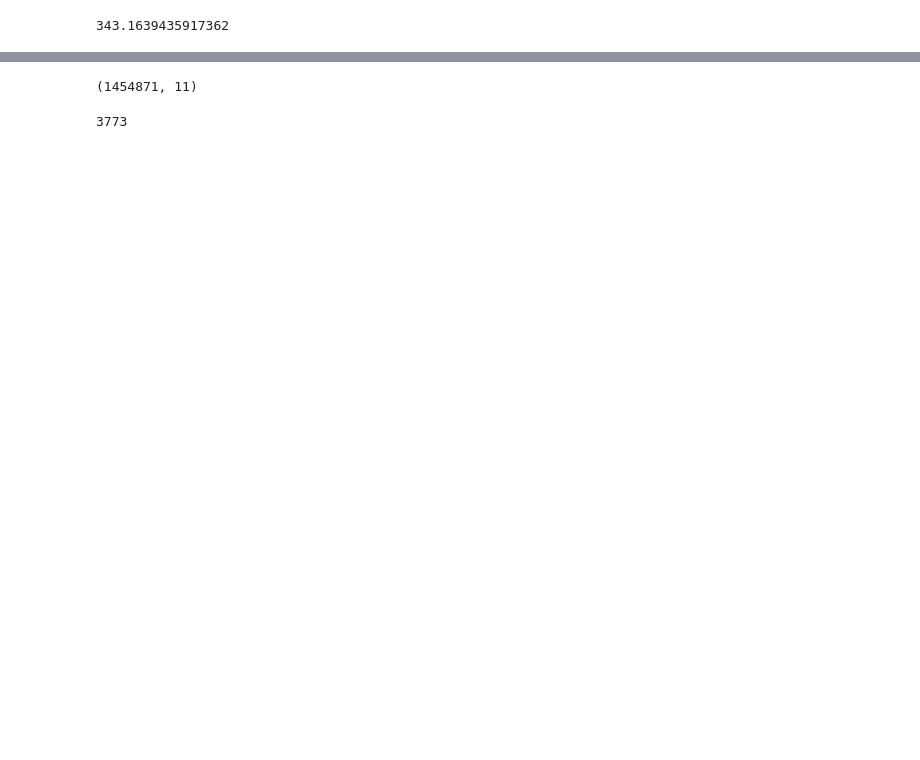
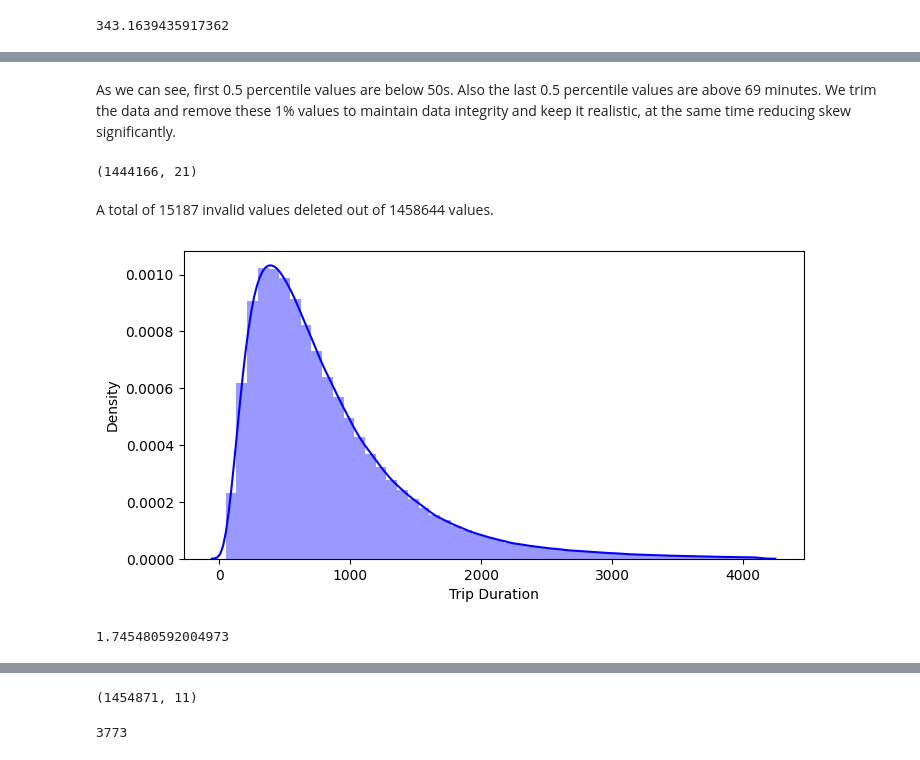
Before and after one commit to utkarshs75/NYC-Taxi-Data-Analysis, a Jupyter notebook: NYC_Taxi_Trip_Time_Prediction_Capstone_Project.ipynb, the cells around one changed output, grey strips where cells are left out. Cells and saved outputs as stored; diff of their text form; code cells hidden in the pictures; blank space fills up the shorter version.

```diff
--- a/NYC_Taxi_Trip_Time_Prediction_Capstone_Project.ipynb
+++ b/NYC_Taxi_Trip_Time_Prediction_Capstone_Project.ipynb
@@ -91,0 +336,23 @@ data['trip_duration'].skew()
+# %% [markdown]
+As we can see, first 0.5 percentile values are below 50s. Also the last 0.5 percentile values are above 69 minutes.  We trim the data and remove these 1% values to maintain data integrity and keep it realistic, at the same time reducing skew significantly.
+# %%
+# Setting Trip duration upper limit
+data = data[data.trip_duration <= 4139]
+data = data[data.trip_duration >= 50]
+# %%
+data.shape
+# %% [output]
+(1444166, 21)
+# %% [markdown]
+A total of 15187 invalid values deleted out of 1458644 values.
+# %%
+# Distribution plot for trip duration after setting upper limit
+sns.distplot(data['trip_duration'], color = 'b')
+plt.xlabel('Trip Duration')
+plt.show()
+# %% [output]
+[figure, added]
+# %%
+data['trip_duration'].skew()
+# %% [output]
+1.745480592004973
```
Also changed, not shown: parts of 127 cells of this notebook.
